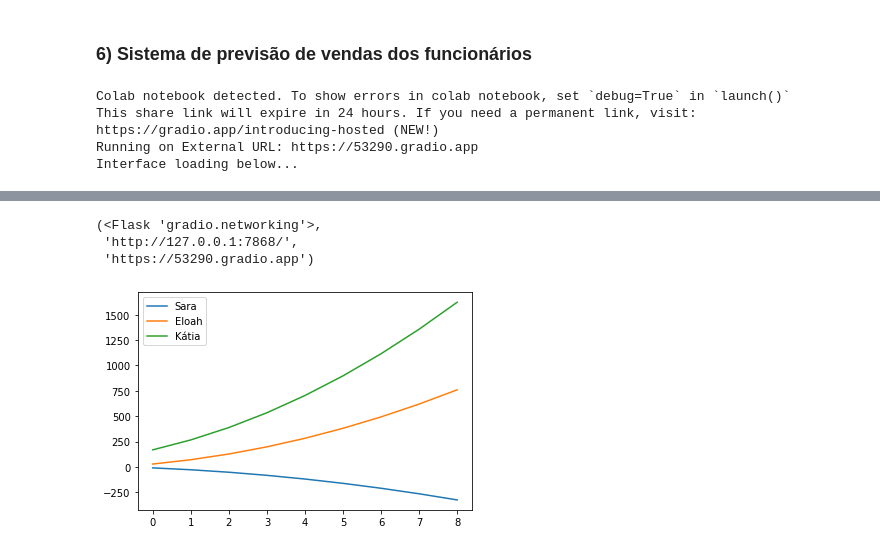
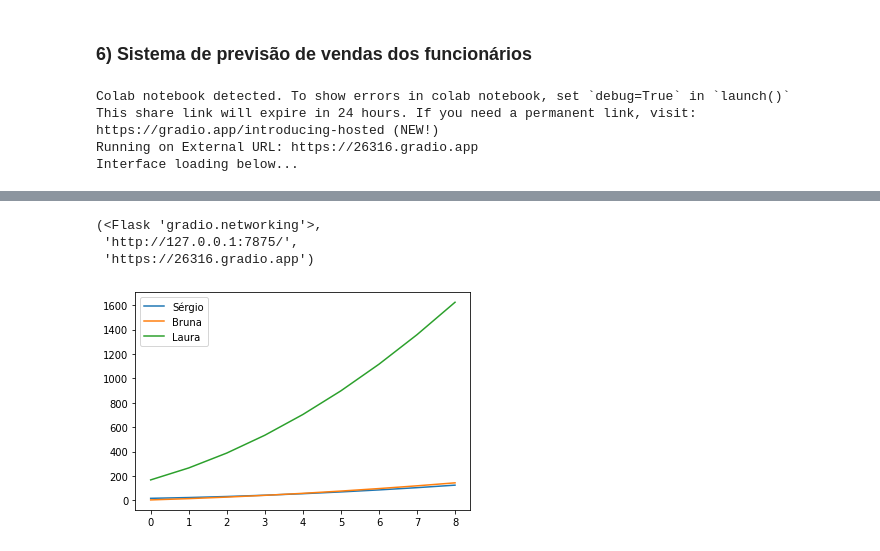
Before and after one commit to FGalvao77/DEPLOY-GRADIO, a Jupyter notebook: IMPLEMENTAÇÃO_AUTOMATIZADA_DE_MÁQUINAS_PREDITIVAS_DEPLOY_GRADIO.ipynb, the cells around one changed output, grey strips where cells are left out. Cells and saved outputs as stored; diff of their text form; code cells hidden in the pictures.

```diff
--- a/IMPLEMENTAÇÃO_AUTOMATIZADA_DE_MÁQUINAS_PREDITIVAS_DEPLOY_GRADIO.ipynb
+++ b/IMPLEMENTAÇÃO_AUTOMATIZADA_DE_MÁQUINAS_PREDITIVAS_DEPLOY_GRADIO.ipynb
@@ -275,37 +275,37 @@ def sales_projections(employee_data):
   projected_months = np.repeat(np.expand_dims(
       np.arange(3, 12), 0),
       len(sales_data), axis=0)
 
   projected_values = np.array([
                                month * month * regression[0] + month * regression[1] + regression[2]
                                for month, regression in zip(projected_months, regression_values)])
 
   plt.plot(projected_values.T)
   plt.legend(employee_data['Name'])
   return employee_data, plt.gcf(), regression_values
 
 iface = gr.Interface(sales_projections,
                      gr.inputs.Dataframe(
                          headers=['Name', 'Jan Sales', 'Feb Sales', 'Mar Sales'],
-                         default=[['Sara', 12, 14, 18],
-                                  ['Eloah', 14, 17, 12],
-                                  ['Kátia', 18, 9.5, 25]]
+                         default=[['Sérgio', 12, 14, 18.38],
+                                  ['Bruna', 24, 17.07, 12],
+                                  ['Laura', 18.14, 19.5, 25]]
                      ),
                      [
                       'dataframe',
                       'plot',
                       'numpy'
                      ],
                      description='Enter sales figure for employees to predict sales trajectory over year.'
 )
 iface.launch()
 # %% [output]
 Colab notebook detected. To show errors in colab notebook, set `debug=True` in `launch()`
 This share link will expire in 24 hours. If you need a permanent link, visit: https://gradio.app/introducing-hosted (NEW!)
-Running on External URL: https://53290.gradio.app
+Running on External URL: https://26316.gradio.app
 Interface loading below...
 [interactive output not drawn]
 (<Flask 'gradio.networking'>,
- 'http://127.0.0.1:7868/',
- 'https://53290.gradio.app')
+ 'http://127.0.0.1:7875/',
+ 'https://26316.gradio.app')
-[figure, old version]
+[figure, new version]
```
